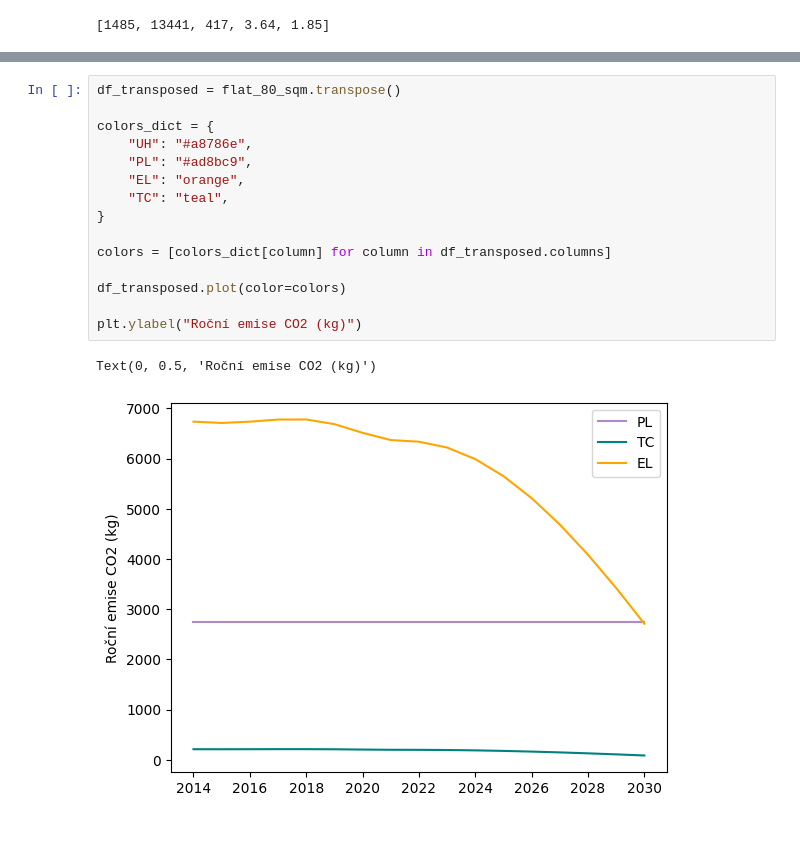
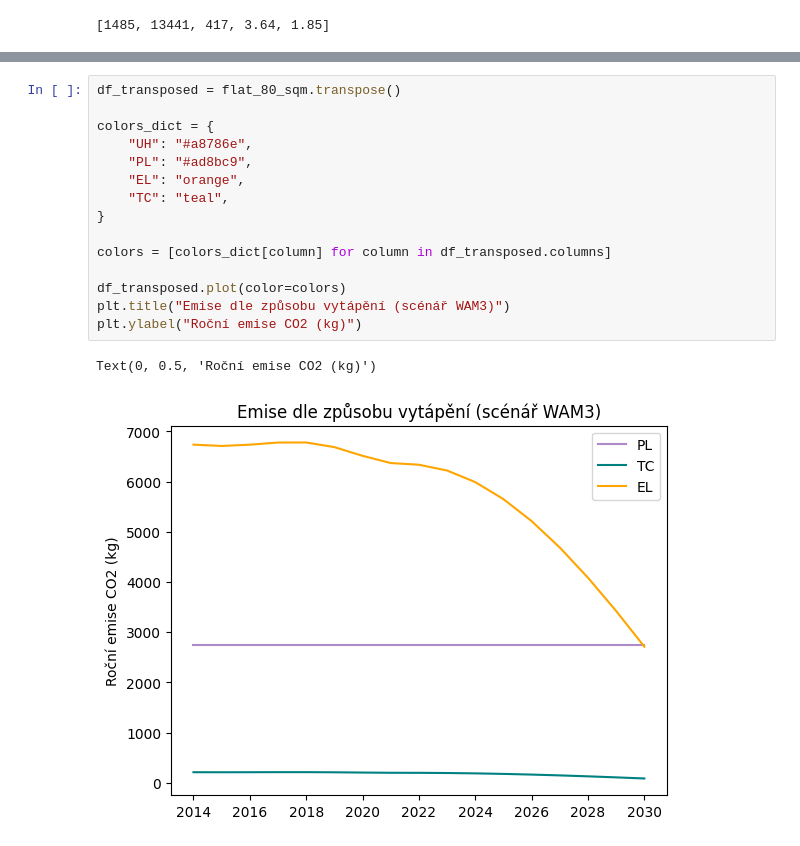
Before and after one commit to Czechitas-DA-Green-is-Good/Hackathon, a Jupyter notebook: WAM3_flat_annual_emissions.ipynb, the cells around one changed output, grey strips where cells are left out. Drawn from its saved outputs; the diff is of its cells as text.

Commit message:
Title added to charts

```diff
--- a/WAM3_flat_annual_emissions.ipynb
+++ b/WAM3_flat_annual_emissions.ipynb
@@ -44,18 +44,18 @@ flat_80_sqm
 # %%
 df_transposed = flat_80_sqm.transpose()
 
 colors_dict = {
     "UH": "#a8786e",
     "PL": "#ad8bc9",
     "EL": "orange",
     "TC": "teal",
 }
 
 colors = [colors_dict[column] for column in df_transposed.columns]
 
 df_transposed.plot(color=colors)
-
+plt.title("Emise dle způsobu vytápění (scénář WAM3)")
 plt.ylabel("Roční emise CO2 (kg)")
 # %% [output]
 Text(0, 0.5, 'Roční emise CO2 (kg)')
-[figure, old version]
+[figure, new version]
```
Also changed, not shown: 3 other files.
